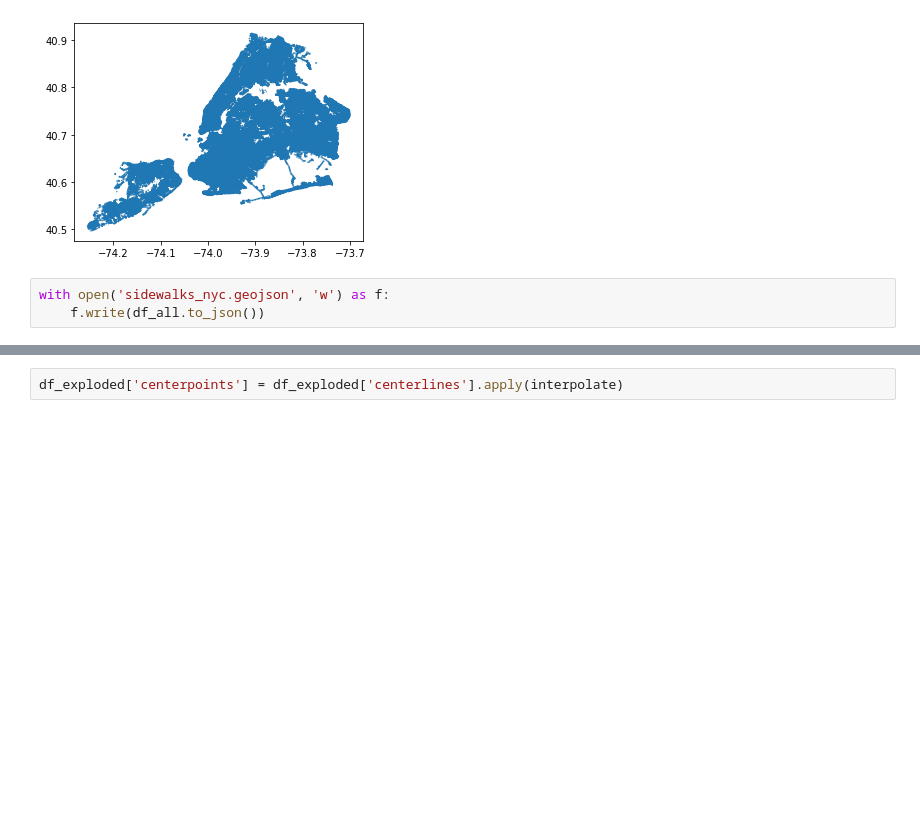
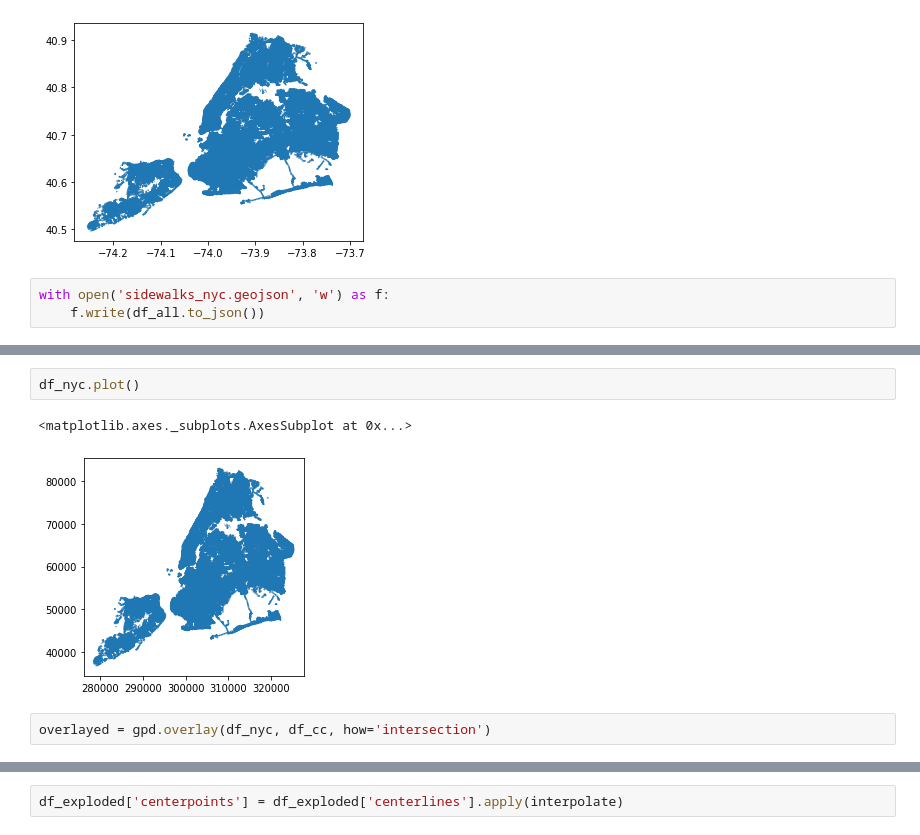
Before and after one commit to meliharvey/sidewalkwidths-nyc, a Jupyter notebook: notebooks/sidewalks.ipynb, the cells around one changed output, grey strips where cells are left out. Drawn from its saved outputs; the diff is of its cells as text; blank space fills up the shorter version.

```diff
--- a/notebooks/sidewalks.ipynb
+++ b/notebooks/sidewalks.ipynb
@@ -268,0 +283,7 @@ with open('sidewalks_nyc.geojson', 'w') as f:
+# %%
+df_nyc.plot()
+# %% [output]
+<matplotlib.axes._subplots.AxesSubplot at 0x...>
+[figure, added]
+# %%
+overlayed = gpd.overlay(df_nyc, df_cc, how='intersection')
```
Also changed, not shown: parts of 36 cells of this notebook, 15 other files.
